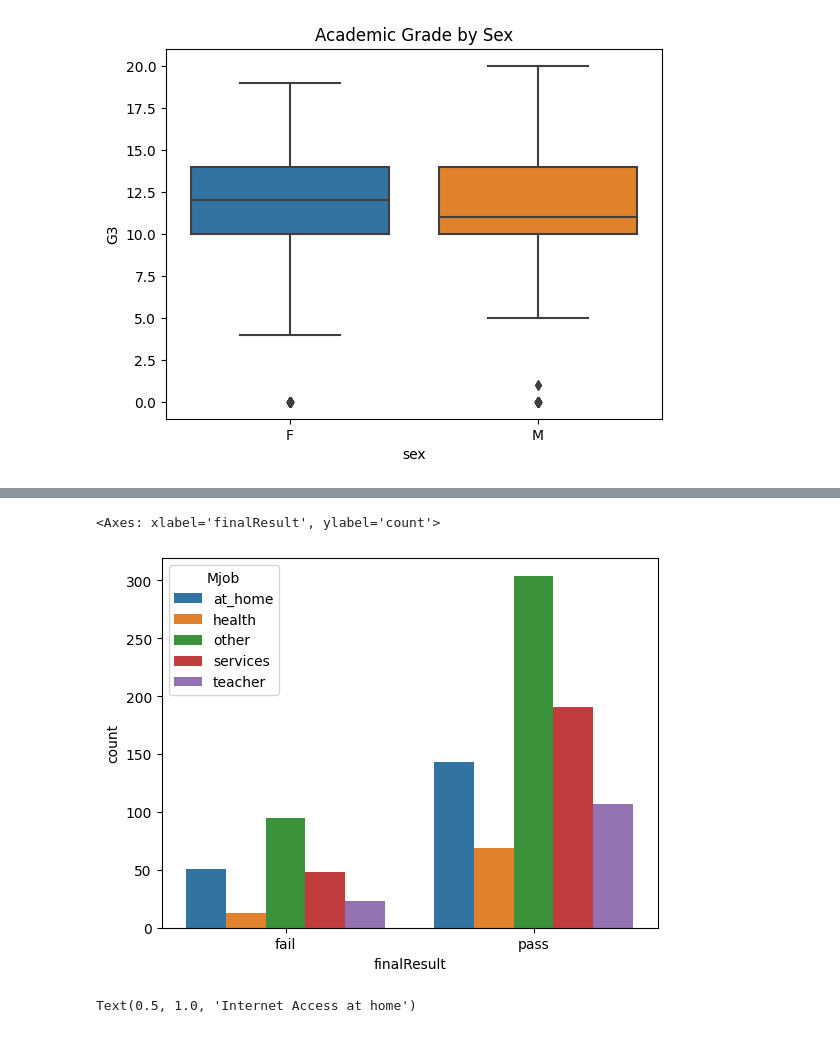
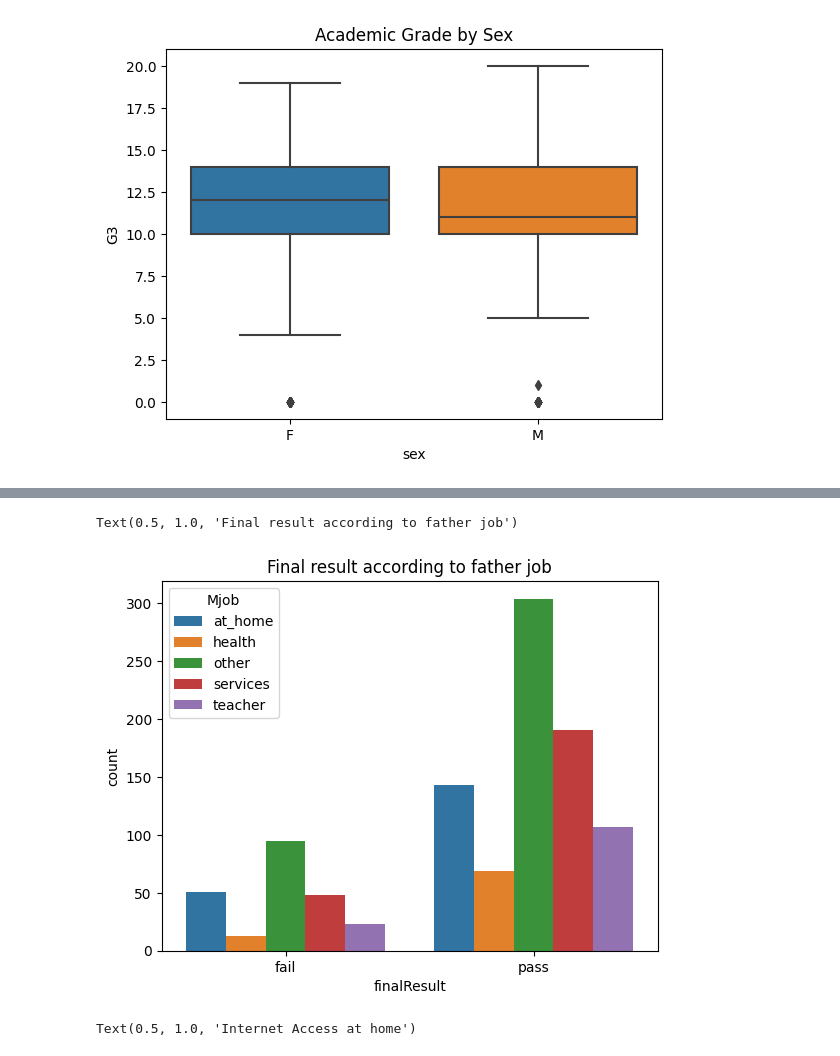
Before and after one commit to 75andybermond/Predict_Student_Performance, a Jupyter notebook: merge.ipynb, the cells around one changed output, grey strips where cells are left out. Saved outputs shown, nothing was run; the diff lists cells and outputs as text; code cells hidden in the pictures.

```diff
--- a/merge.ipynb
+++ b/merge.ipynb
@@ -125,8 +134,9 @@ sns.countplot(x='finalResult', hue='Mjob', data=merged_df)
 # %%
 sns.countplot(x='finalResult', hue='Mjob', data=merged_df)
+plt.title('Final result according to father job')
 # %% [output]
-<Axes: xlabel='finalResult', ylabel='count'>
+Text(0.5, 1.0, 'Final result according to father job')
-[figure, old version]
+[figure, new version]
 # %%
 sns.countplot(x='internet', hue='finalResult', data=merged_df)
 # add title
```
Also changed, not shown: parts of 15 cells of this notebook, 2 other files.
